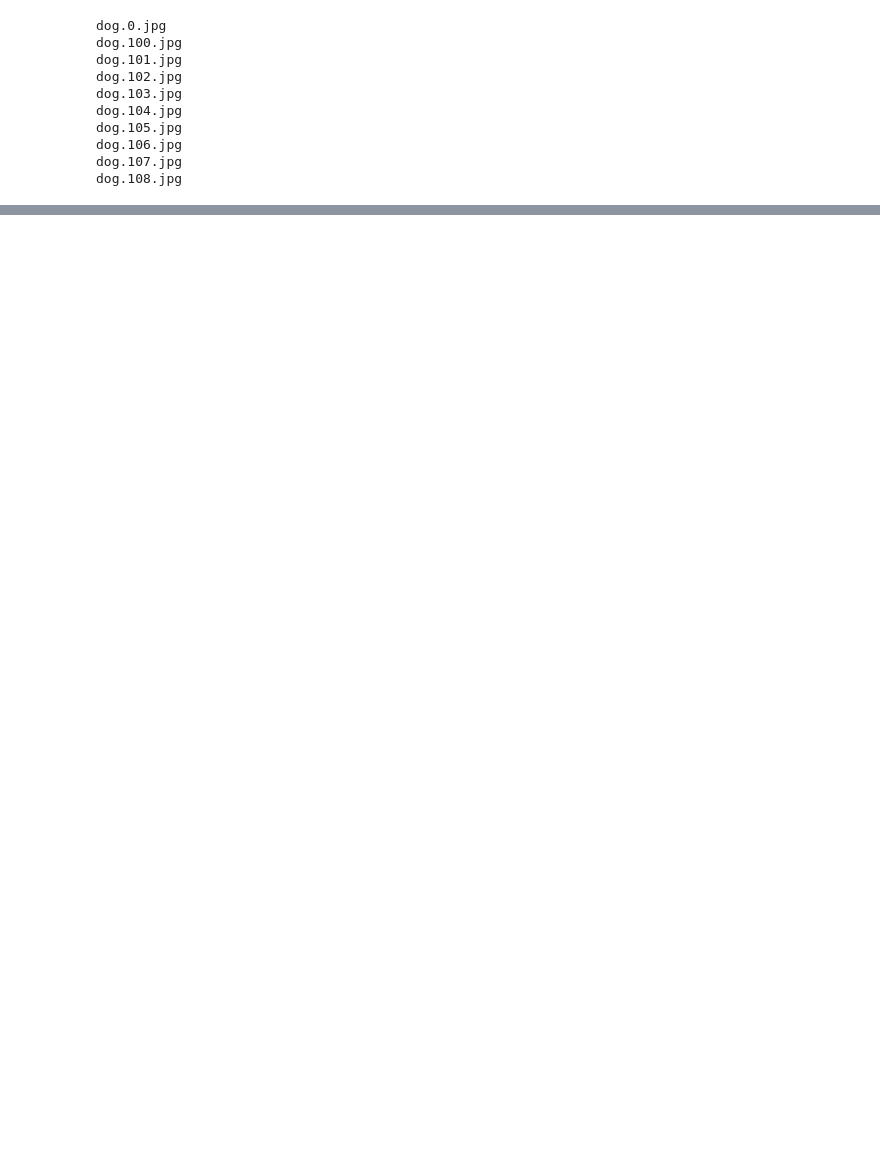
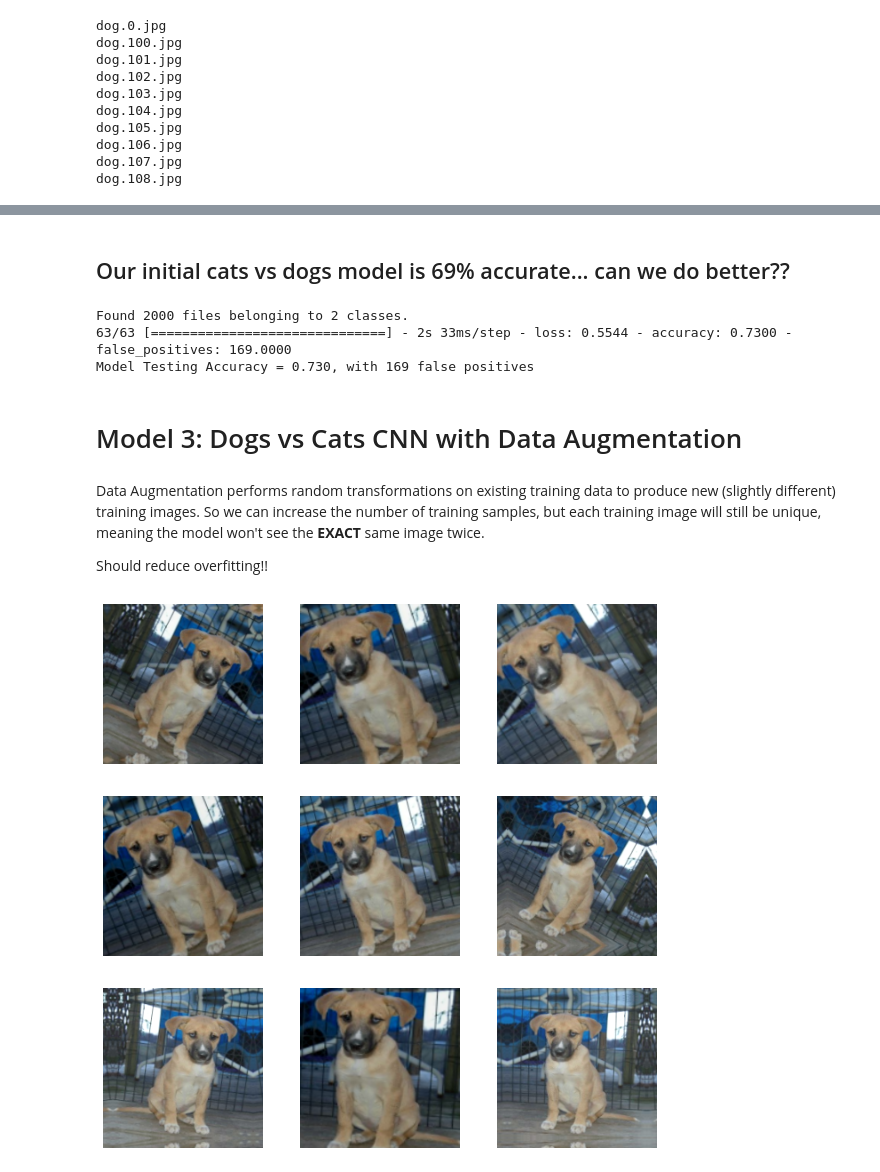
Before and after one commit to hpink97/ML_notebooks, a Jupyter notebook: 05_image_classification_CNN.ipynb, the cells around one changed output, grey strips where cells are left out. Cells and saved outputs as stored; diff of their text form; code cells hidden in the pictures; blank space fills up the shorter version.

```diff
--- a/05_image_classification_CNN.ipynb
+++ b/05_image_classification_CNN.ipynb
@@ -188 +360,44 @@ Found 2000 files belonging to 2 classes.
+# %% [markdown]
+## Our initial cats vs dogs model is 69% accurate... can we do better??
+# %%
+dogs_vs_cats_test = import_img_dir(
+    new_dir /'test',
+    image_size=(180,180),
+    batch_size =32
+)
+
+test_loss, test_acc, test_FP = dog_cat_cnn.evaluate(dogs_vs_cats_test)
+
+print(f"Model Testing Accuracy = {test_acc:.3f}, with {test_FP:.0f} false positives")
+# %% [output]
+Found 2000 files belonging to 2 classes.
+63/63 [==============================] - 2s 33ms/step - loss: 0.5544 - accuracy: 0.7300 - false_positives: 169.0000
+Model Testing Accuracy = 0.730, with 169 false positives
+# %% [markdown]
+# Model 3: Dogs vs Cats CNN with Data Augmentation
+# %% [markdown]
+Data Augmentation performs random transformations on existing training data to produce new (slightly different) training images. So we can increase the number of training samples, but each training image will still be unique, meaning the model won't see the **EXACT** same image twice.
+
+Should reduce overfitting!!
+# %%
+##define some random layers of augementation
+
+data_augmentation = keras.Sequential(
+    [
+        layers.RandomFlip('horizontal'),
+        layers.RandomRotation(0.1),
+        layers.RandomZoom(0.2),
+        layers.RandomBrightness(0.1),
+    ]
+)
+# %%
+plt.figure(figsize=(10,10))
+for img, _ in cats_v_dogs_train.take(1):
+  for i in range(9):
+    augmented_img = data_augmentation(img)
+    ax = plt.subplot(3,3,i+1)
+    ax.axis("off")
+    plt.imshow(augmented_img[0].numpy().astype("uint8"))
+# %% [output]
+[figure, added]
 # %%
```
Also changed, not shown: parts of 30 cells of this notebook.
